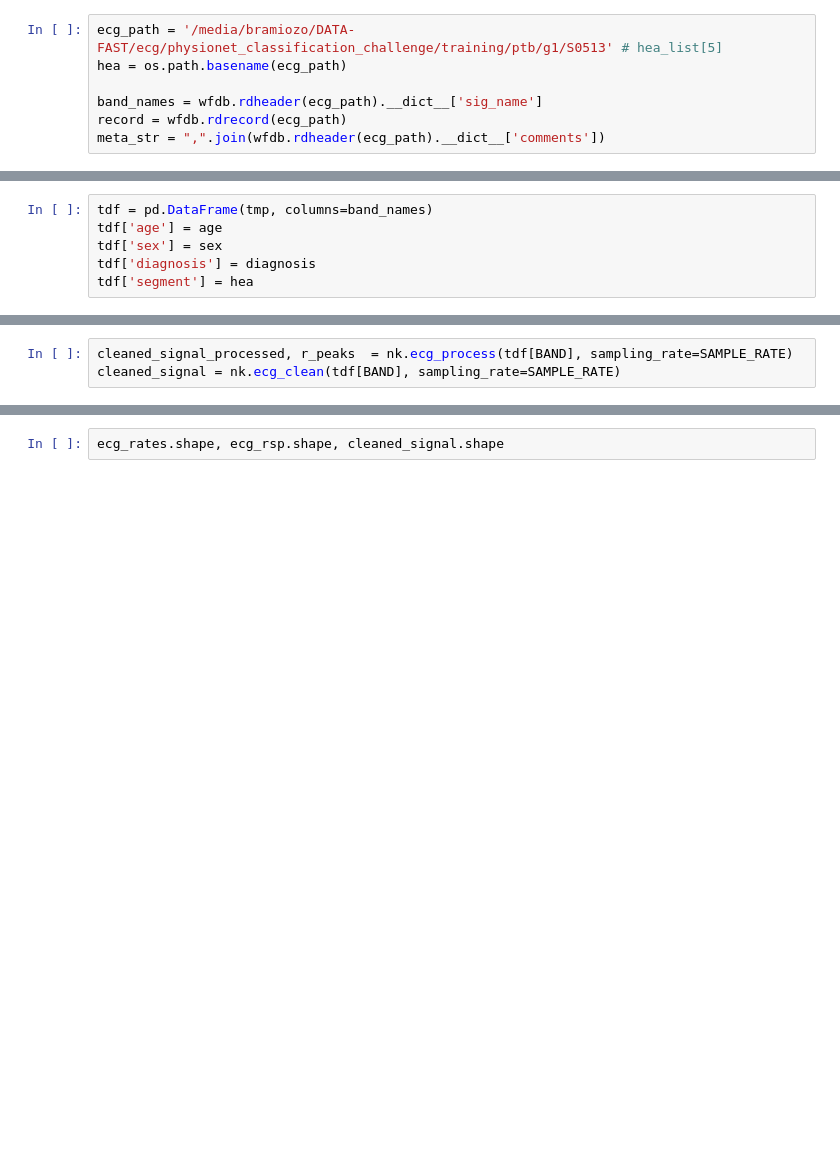
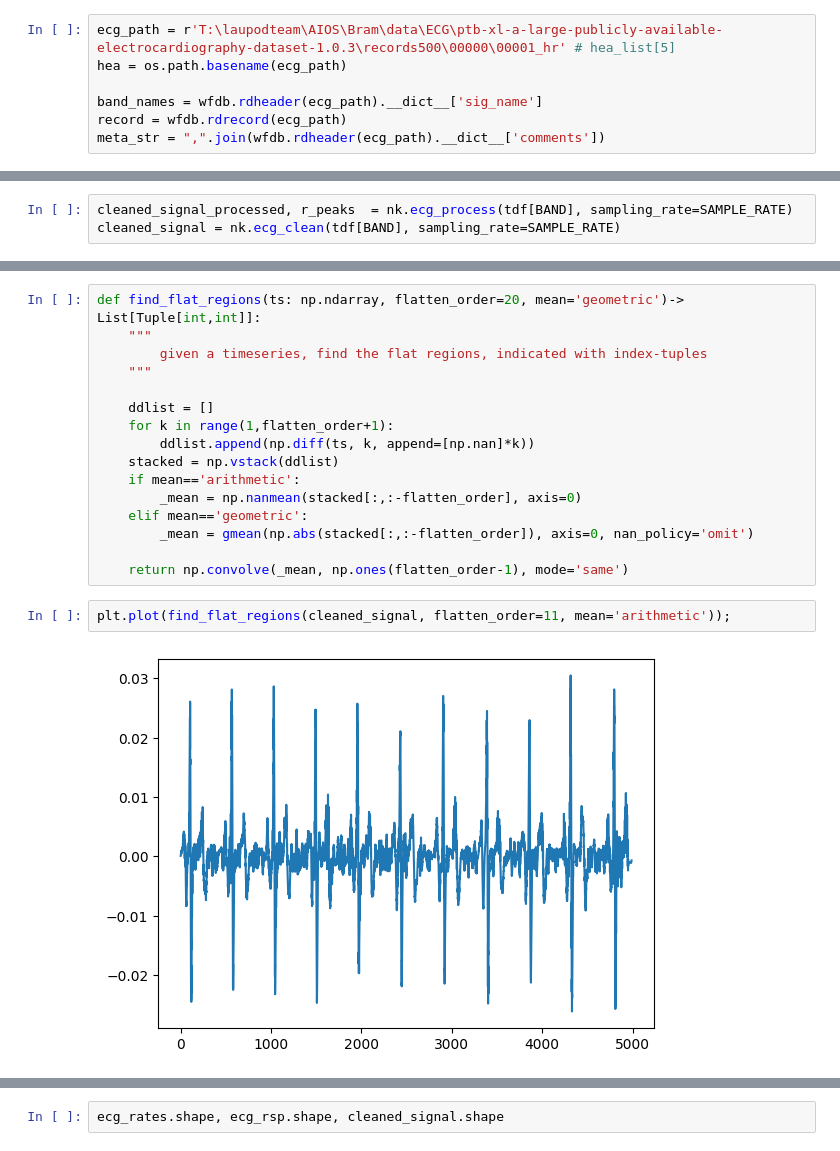
Before and after one commit to bramiozo/TimEx, a Jupyter notebook: sandbox/ECG_medxai.ipynb, the cells around one changed output, grey strips where cells are left out. Cells and saved outputs as stored; diff of their text form; blank space fills up the shorter version.

```diff
--- a/sandbox/ECG_medxai.ipynb
+++ b/sandbox/ECG_medxai.ipynb
@@ -45,7 +55,7 @@ SAMPLE_RATE = 500
 hea_list = [os.path.join(HEA_DIR, f.split('.')[0])
             for f in os.listdir(HEA_DIR) if f.endswith('.hea')]
 # %%
-ecg_path = '/media/bramiozo/DATA-FAST/ecg/physionet_classification_challenge/training/ptb/g1/S0513' # hea_list[5]
+ecg_path = r'T:\laupodteam\AIOS\Bram\data\ECG\ptb-xl-a-large-publicly-available-electrocardiography-dataset-1.0.3\records500\00000\00001_hr' # hea_list[5]
 hea = os.path.basename(ecg_path)
 
 band_names = wfdb.rdheader(ecg_path).__dict__['sig_name']
@@ -72,8 +75,2 @@ tmp = wfdb.rdsamp(ecg_path)[0]
-# %%
-tdf = pd.DataFrame(tmp, columns=band_names)
-tdf['age'] = age
-tdf['sex'] = sex
-tdf['diagnosis'] = diagnosis
-tdf['segment'] = hea
 # %%
 band_names
@@ -198,0 +149,20 @@ _, waves_peak = nk.ecg_delineate(cleaned_signal,
+# %%
+def find_flat_regions(ts: np.ndarray, flatten_order=20, mean='geometric')-> List[Tuple[int,int]]:
+    """
+        given a timeseries, find the flat regions, indicated with index-tuples
+    """
+
+    ddlist = []
+    for k in range(1,flatten_order+1):
+        ddlist.append(np.diff(ts, k, append=[np.nan]*k))
+    stacked = np.vstack(ddlist)
+    if mean=='arithmetic':
+        _mean = np.nanmean(stacked[:,:-flatten_order], axis=0)
+    elif mean=='geometric':
+        _mean = gmean(np.abs(stacked[:,:-flatten_order]), axis=0, nan_policy='omit')
+
+    return np.convolve(_mean, np.ones(flatten_order-1), mode='same')
+# %%
+plt.plot(find_flat_regions(cleaned_signal, flatten_order=11, mean='arithmetic'));
+# %% [output]
+[figure, added]
```
Also changed, not shown: parts of 29 cells of this notebook, 6 other files.
